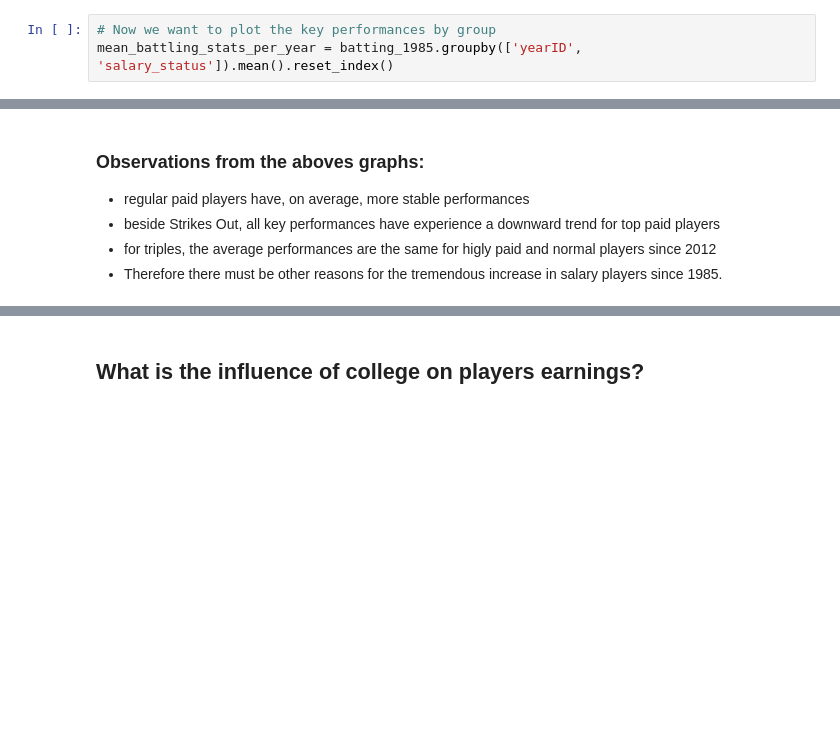
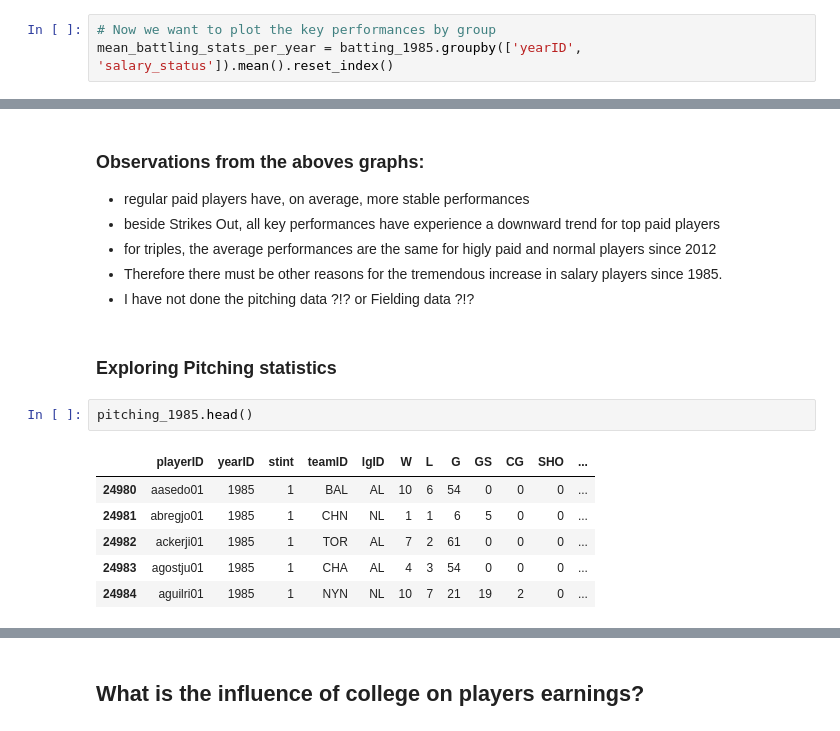
Before and after one commit to bcg0006/udc, a Jupyter notebook: baseball_data_analysis.ipynb, the cells around one changed output, grey strips where cells are left out. Saved outputs shown, nothing was run; the diff lists cells and outputs as text; blank space fills up the shorter version.

```diff
--- a/baseball_data_analysis.ipynb
+++ b/baseball_data_analysis.ipynb
@@ -524,3 +525,15 @@ for stat in stats:
 - beside Strikes Out, all key performances have experience a downward trend for top paid players
 - for triples, the average performances are the same for higly paid and normal players since 2012
 - Therefore there must be other reasons for the tremendous increase in salary players since 1985.
+- I have not done the pitching data ?!? or Fielding data ?!?
+# %% [markdown]
+### Exploring Pitching statistics
+# %%
+pitching_1985.head()
+# %% [output]
+|  | playerID | yearID | stint | teamID | lgID | W | L | G | GS | CG | SHO | ... |
+| 24980 | aasedo01 | 1985 | 1 | BAL | AL | 10 | 6 | 54 | 0 | 0 | 0 | ... |
+| 24981 | abregjo01 | 1985 | 1 | CHN | NL | 1 | 1 | 6 | 5 | 0 | 0 | ... |
+| 24982 | ackerji01 | 1985 | 1 | TOR | AL | 7 | 2 | 61 | 0 | 0 | 0 | ... |
+| 24983 | agostju01 | 1985 | 1 | CHA | AL | 4 | 3 | 54 | 0 | 0 | 0 | ... |
+| 24984 | aguilri01 | 1985 | 1 | NYN | NL | 10 | 7 | 21 | 19 | 2 | 0 | ... |
```
Also changed, not shown: parts of 28 cells of this notebook.
